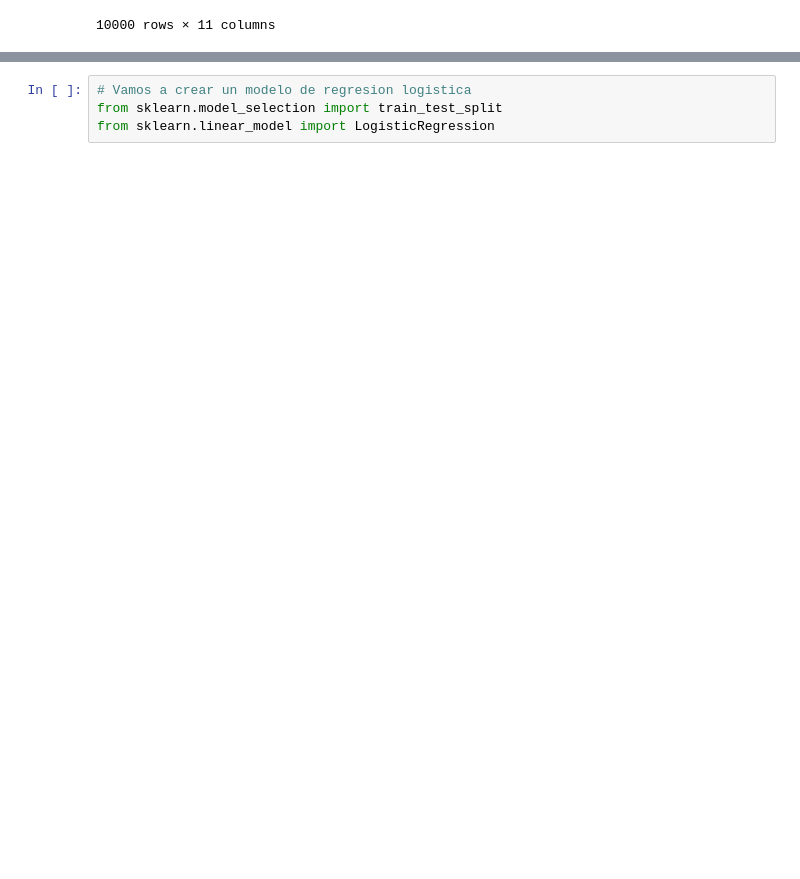
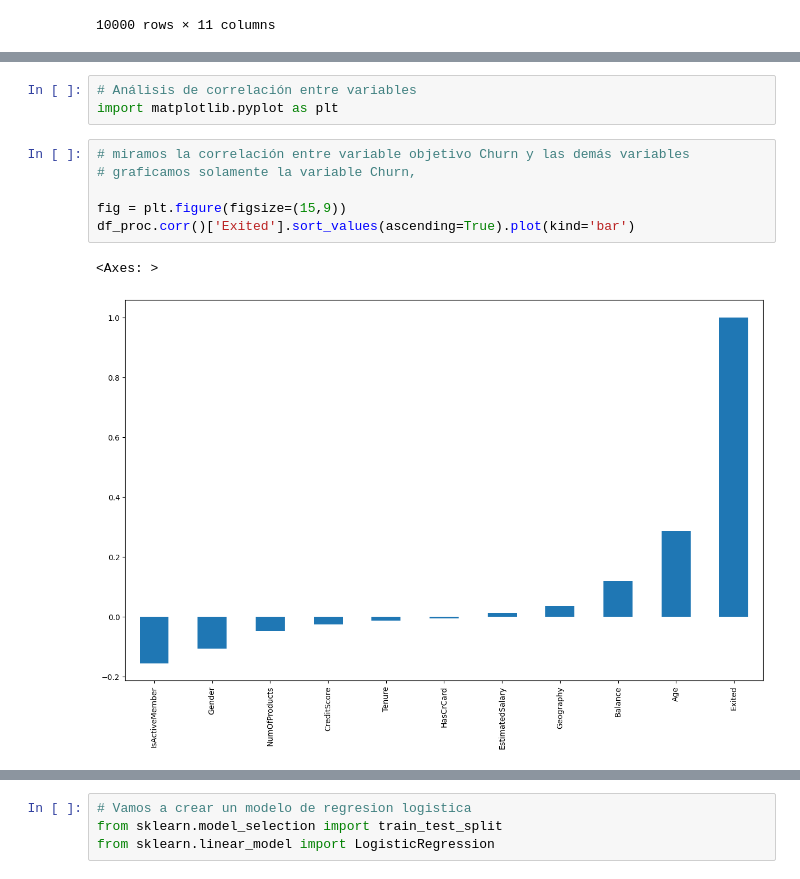
Before and after one commit to electrojam/Laboratorio-de-Machine-Learning-Optimizaci-n-de-Modelos, a Jupyter notebook: notebooks/modelgeneration_27092023_ricalanis.ipynb, the cells around one changed output, grey strips where cells are left out. Saved outputs shown, nothing was run; the diff lists cells and outputs as text; blank space fills up the shorter version.

```diff
--- a/notebooks/modelgeneration_27092023_ricalanis.ipynb
+++ b/notebooks/modelgeneration_27092023_ricalanis.ipynb
@@ -81,0 +138,12 @@ df_proc
+# %%
+# Análisis de correlación entre variables
+import matplotlib.pyplot as plt
+# %%
+# miramos la correlación entre variable objetivo Churn y las demás variables
+# graficamos solamente la variable Churn,
+
+fig = plt.figure(figsize=(15,9))
+df_proc.corr()['Exited'].sort_values(ascending=True).plot(kind='bar')
+# %% [output]
+<Axes: >
+[figure, added]
```
Also changed, not shown: parts of 15 cells of this notebook, 3 other files.
